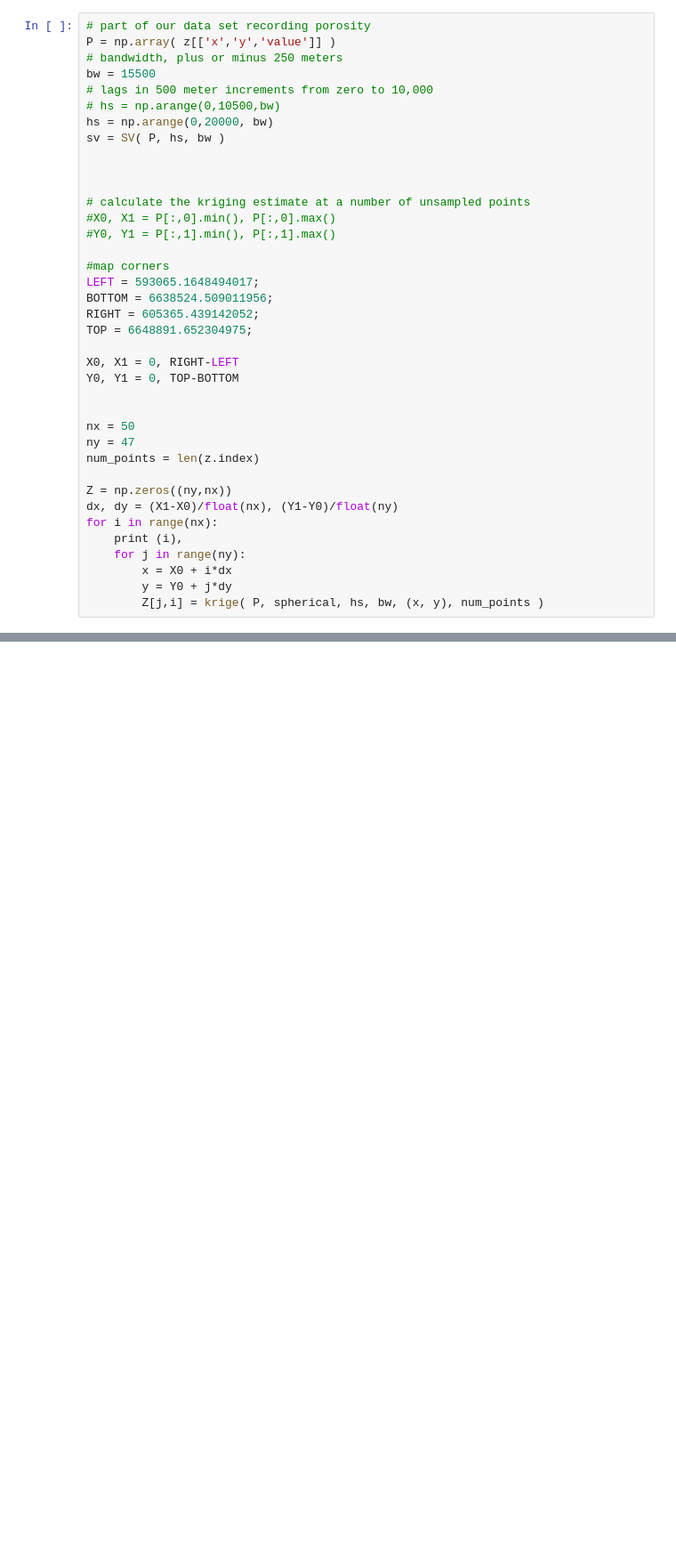
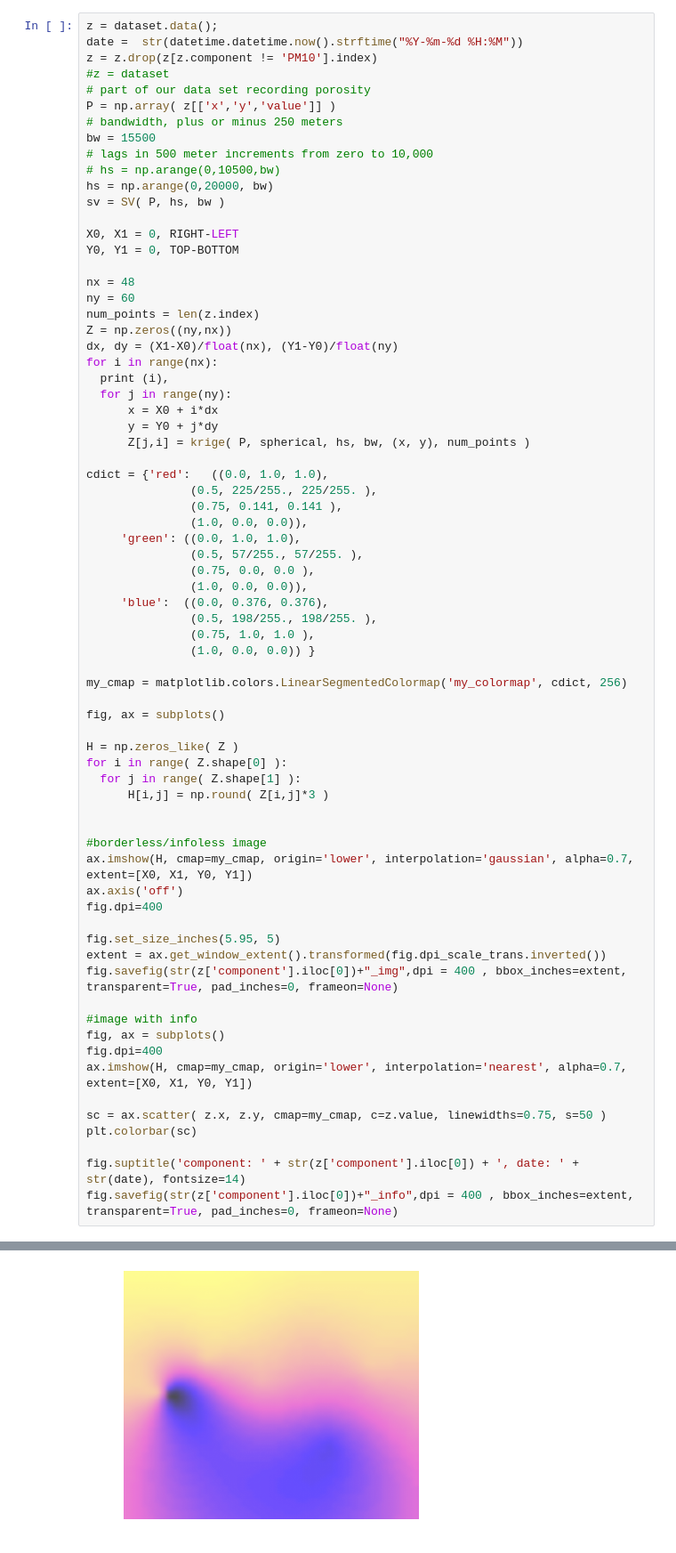
Before and after one commit to skjalg-eriksen/LuftKvalitet, a Jupyter notebook: TestingDebugging.ipynb, the cells around one changed output, grey strips where cells are left out. Shown at 89% size. Drawn from its saved outputs; the diff is of its cells as text; blank space fills up the shorter version.

```diff
--- a/TestingDebugging.ipynb
+++ b/TestingDebugging.ipynb
@@ -223,4 +285,8 @@ savefig('sample_porosity.png',fmt='png',dpi=200)
 # %%
+z = dataset.data();
+date =  str(datetime.datetime.now().strftime("%Y-%m-%d %H:%M"))
+z = z.drop(z[z.component != 'PM10'].index)
+#z = dataset
 # part of our data set recording porosity
 P = np.array( z[['x','y','value']] )
 # bandwidth, plus or minus 250 meters
@@ -230,32 +296,61 @@ bw = 15500
 hs = np.arange(0,20000, bw)
 sv = SV( P, hs, bw )
 
-
-
-# calculate the kriging estimate at a number of unsampled points
-#X0, X1 = P[:,0].min(), P[:,0].max()
-#Y0, Y1 = P[:,1].min(), P[:,1].max()
-
-#map corners
-LEFT = 593065.1648494017;
-BOTTOM = 6638524.509011956;
-RIGHT = 605365.439142052;
-TOP = 6648891.652304975;
-
 X0, X1 = 0, RIGHT-LEFT
 Y0, Y1 = 0, TOP-BOTTOM
 
-
-nx = 50
-ny = 47
+nx = 48
+ny = 60
 num_points = len(z.index)
-
 Z = np.zeros((ny,nx))
 dx, dy = (X1-X0)/float(nx), (Y1-Y0)/float(ny)
 for i in range(nx):
-    print (i),
-    for j in range(ny):
-        x = X0 + i*dx
-        y = Y0 + j*dy
-        Z[j,i] = krige( P, spherical, hs, bw, (x, y), num_points )
+  print (i),
+  for j in range(ny):
+      x = X0 + i*dx
+      y = Y0 + j*dy
+      Z[j,i] = krige( P, spherical, hs, bw, (x, y), num_points )
+
+cdict = {'red':   ((0.0, 1.0, 1.0),
+               (0.5, 225/255., 225/255. ),
+               (0.75, 0.141, 0.141 ),
+               (1.0, 0.0, 0.0)),
+     'green': ((0.0, 1.0, 1.0),
+               (0.5, 57/255., 57/255. ),
+               (0.75, 0.0, 0.0 ),
+               (1.0, 0.0, 0.0)),
+     'blue':  ((0.0, 0.376, 0.376),
+               (0.5, 198/255., 198/255. ),
+               (0.75, 1.0, 1.0 ),
+               (1.0, 0.0, 0.0)) }
+
+my_cmap = matplotlib.colors.LinearSegmentedColormap('my_colormap', cdict, 256)
+
+fig, ax = subplots()
+
+H = np.zeros_like( Z )
+for i in range( Z.shape[0] ):
+  for j in range( Z.shape[1] ):
+      H[i,j] = np.round( Z[i,j]*3 )
+
+
+#borderless/infoless image
+ax.imshow(H, cmap=my_cmap, origin='lower', interpolation='gaussian', alpha=0.7, extent=[X0, X1, Y0, Y1])
+ax.axis('off')
+fig.dpi=400
+
+fig.set_size_inches(5.95, 5)
+extent = ax.get_window_extent().transformed(fig.dpi_scale_trans.inverted())
+fig.savefig(str(z['component'].iloc[0])+"_img",dpi = 400 , bbox_inches=extent, transparent=True, pad_inches=0, frameon=None)
+
+#image with info
+fig, ax = subplots()
+fig.dpi=400
+ax.imshow(H, cmap=my_cmap, origin='lower', interpolation='nearest', alpha=0.7, extent=[X0, X1, Y0, Y1])
+
+sc = ax.scatter( z.x, z.y, cmap=my_cmap, c=z.value, linewidths=0.75, s=50 )
+plt.colorbar(sc)
+
+fig.suptitle('component: ' + str(z['component'].iloc[0]) + ', date: ' + str(date), fontsize=14)
+fig.savefig(str(z['component'].iloc[0])+"_info",dpi = 400 , bbox_inches=extent, transparent=True, pad_inches=0, frameon=None)
 # %% [output]
@@ -262,0 +358 @@ for i in range(nx):
+[figure, added]
```
Also changed, not shown: parts of 8 cells of this notebook, 45 other files.
